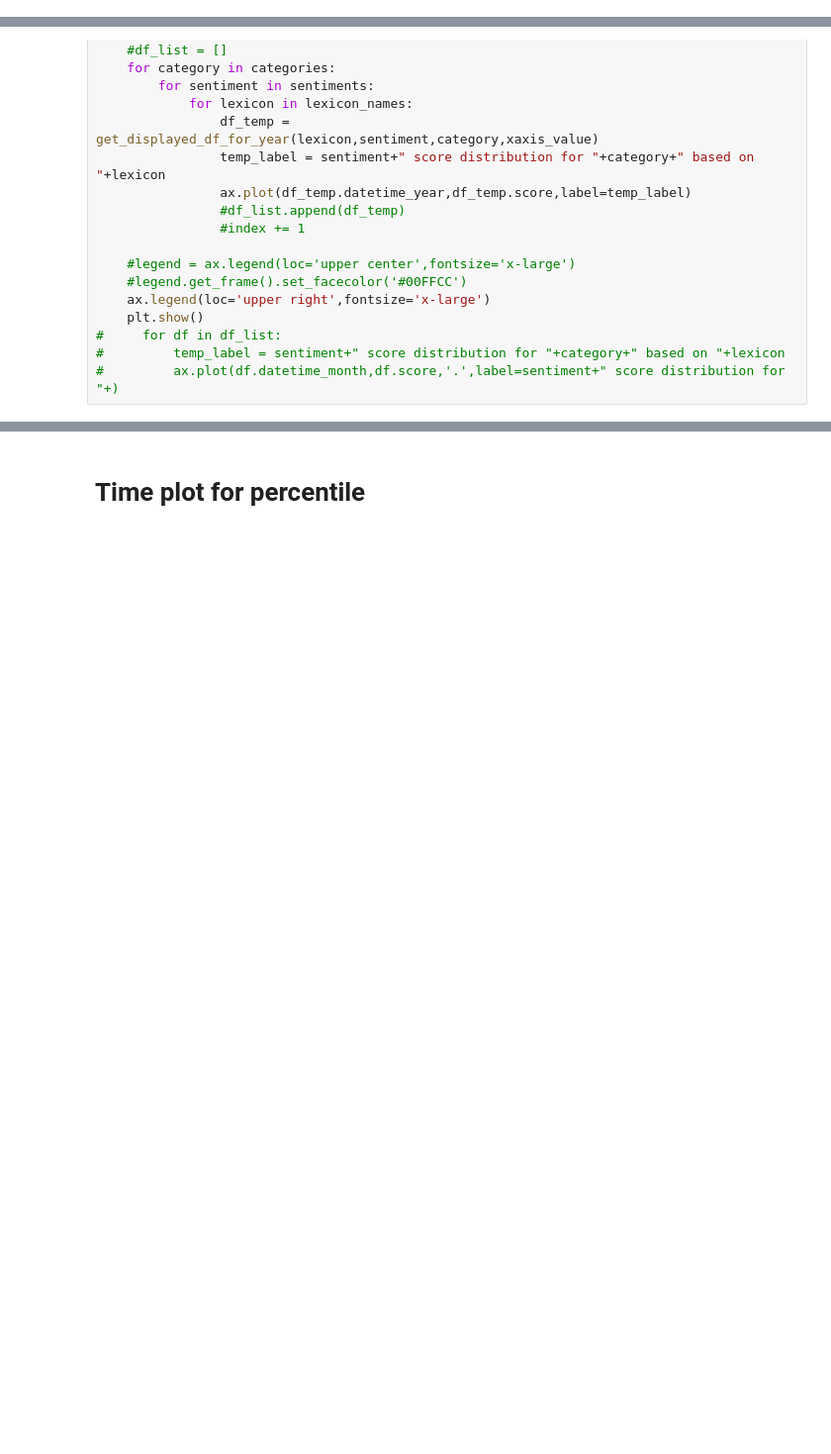
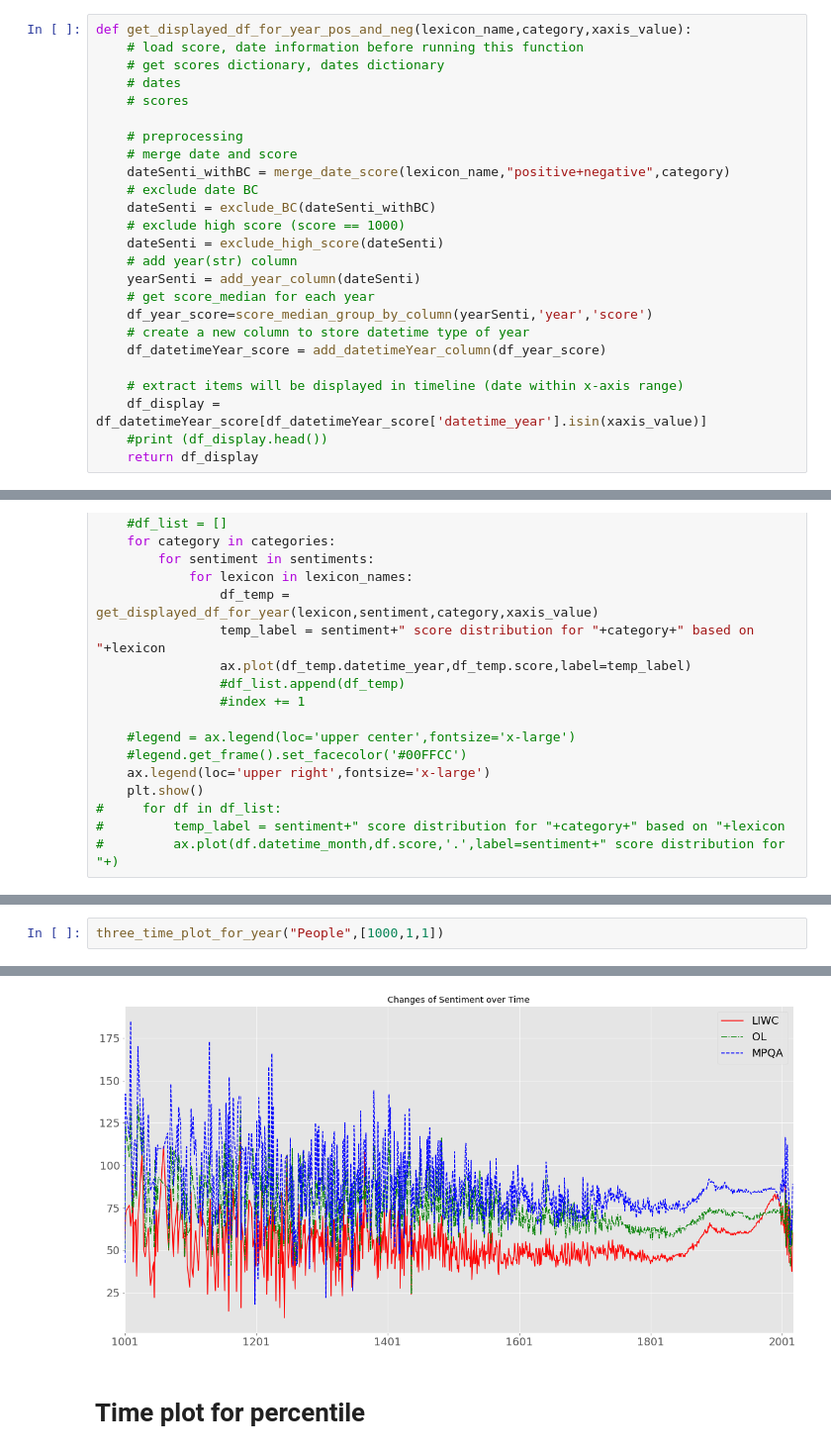
Before and after one commit to qianhongYe/SentimentAnalyzer, a Jupyter notebook: TimeLinePlot.ipynb, the cells around one changed output, grey strips where cells are left out. Shown at 99% size. Cells and saved outputs as stored; diff of their text form; blank space fills up the shorter version.

```diff
--- a/TimeLinePlot.ipynb
+++ b/TimeLinePlot.ipynb
@@ -375,6 +357,31 @@ def get_displayed_df_for_year(lexicon_name,sentiment,category,xaxis_value):
     df_display = df_datetimeYear_score[df_datetimeYear_score['datetime_year'].isin(xaxis_value)]
     #print (df_display.head())
     return df_display
+# %%
+def get_displayed_df_for_year_pos_and_neg(lexicon_name,category,xaxis_value):
+    # load score, date information before running this function
+    # get scores dictionary, dates dictionary
+    # dates
+    # scores
+
+    # preprocessing
+    # merge date and score
+    dateSenti_withBC = merge_date_score(lexicon_name,"positive+negative",category)
+    # exclude date BC
+    dateSenti = exclude_BC(dateSenti_withBC)
+    # exclude high score (score == 1000)
+    dateSenti = exclude_high_score(dateSenti)
+    # add year(str) column
+    yearSenti = add_year_column(dateSenti)
+    # get score_median for each year
+    df_year_score=score_median_group_by_column(yearSenti,'year','score')
+    # create a new column to store datetime type of year
+    df_datetimeYear_score = add_datetimeYear_column(df_year_score)
+
+    # extract items will be displayed in timeline (date within x-axis range)
+    df_display = df_datetimeYear_score[df_datetimeYear_score['datetime_year'].isin(xaxis_value)]
+    #print (df_display.head())
+    return df_display
 # %%
 def time_plot_for_year(lexicon_names,sentiments,categories,timeRange_start):
     # load score, date information
@@ -437,0 +492,3 @@ There are 0 dates before Christ,50 entities left after excluding
+# %%
+three_time_plot_for_year("People",[1000,1,1])
+# %% [output]
@@ -438,3 +512,4 @@ There are 0 dates before Christ,50 entities left after excluding
+[figure, added]
 # %% [markdown]
 # Time plot for percentile
 # %%
```
Also changed, not shown: parts of 20 cells of this notebook.
